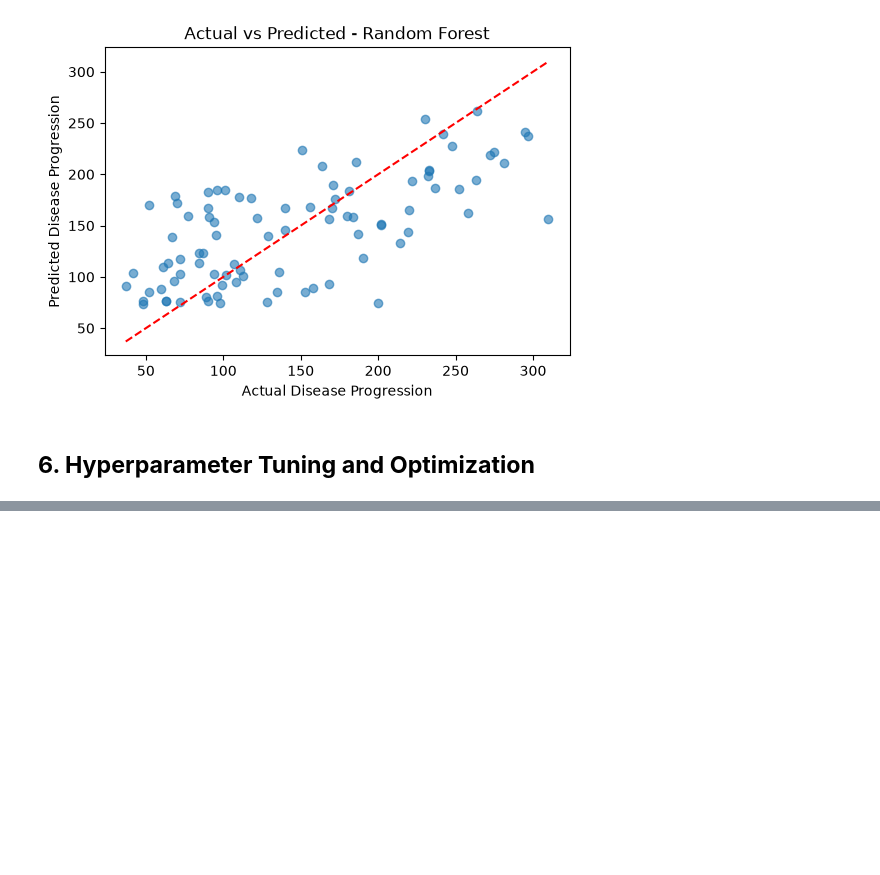
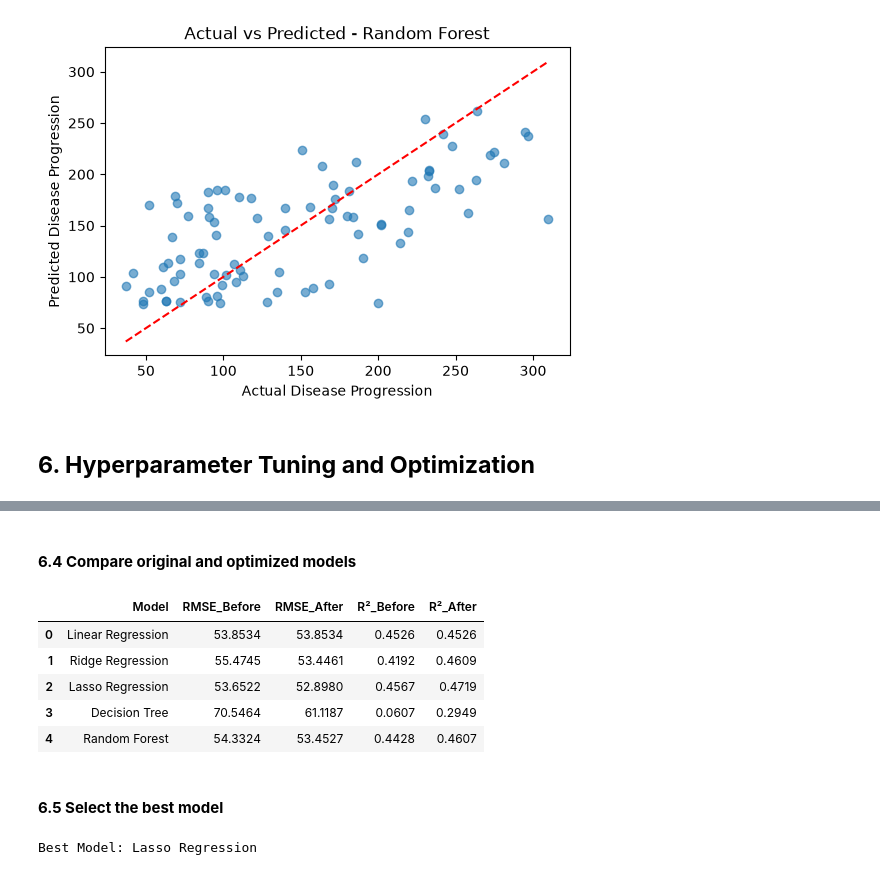
Before and after one commit to Yvesangwa/Diabetes-Disease-Progression-Prediction, a Jupyter notebook: Diabetes_Progression_Prediction.ipynb, the cells around one changed output, grey strips where cells are left out. Cells and saved outputs as stored; diff of their text form; code cells hidden in the pictures; blank space fills up the shorter version.

```diff
--- a/Diabetes_Progression_Prediction.ipynb
+++ b/Diabetes_Progression_Prediction.ipynb
@@ -314,0 +406,33 @@ for name, y_pred in predictions_diabetes.items():
+# %% [markdown]
+#### **6.4 Compare original and optimized models**
+# %%
+comparison = evaluation_diabetes.merge(
+    optimized_df,
+    on="Model",
+    suffixes=("_Before", "_After")
+)
+
+display(comparison[[
+    "Model",
+    "RMSE_Before",
+    "RMSE_After",
+    "R²_Before",
+    "R²_After"
+]].round(4))
+# %% [output]
+|  | Model | RMSE_Before | RMSE_After | R²_Before | R²_After |
+| 0 | Linear Regression | 53.8534 | 53.8534 | 0.4526 | 0.4526 |
+| 1 | Ridge Regression | 55.4745 | 53.4461 | 0.4192 | 0.4609 |
+| 2 | Lasso Regression | 53.6522 | 52.8980 | 0.4567 | 0.4719 |
+| 3 | Decision Tree | 70.5464 | 61.1187 | 0.0607 | 0.2949 |
+| 4 | Random Forest | 54.3324 | 53.4527 | 0.4428 | 0.4607 |
+# %% [markdown]
+#### **6.5 Select the best model**
+# %%
+best_model_name = optimized_df.loc[
+    optimized_df["RMSE"].idxmin(), "Model"
+]
+
+print("Best Model:", best_model_name)
+# %% [output]
+Best Model: Lasso Regression
```
Also changed, not shown: parts of 7 cells of this notebook.
